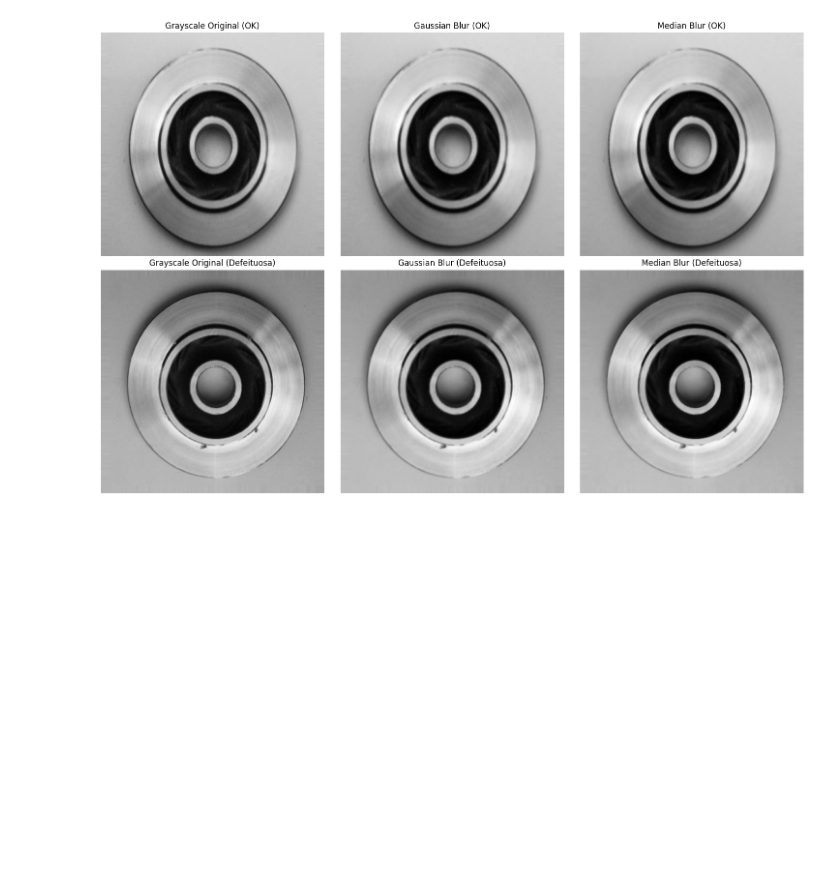
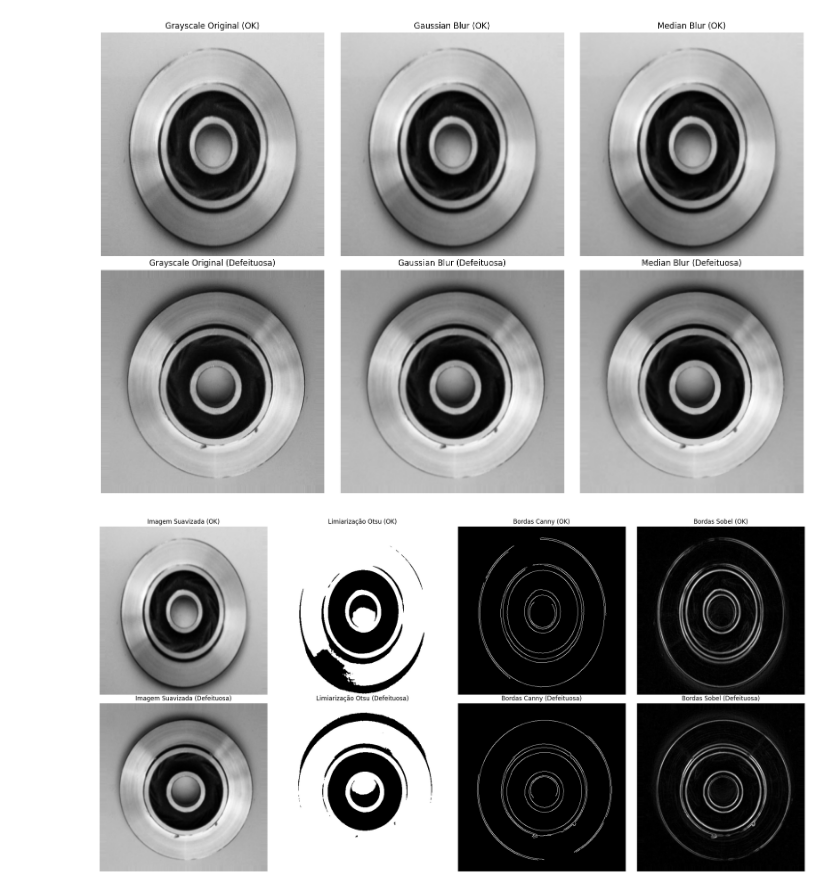
Before and after one commit to RSC-SC/ML-MiniProj-Mod2, a Jupyter notebook: ML_MiniProj_Mod2.ipynb, the cells around one changed output. Cells and saved outputs as stored; diff of their text form; code cells hidden in the pictures; blank space fills up the shorter version.

```diff
--- a/ML_MiniProj_Mod2.ipynb
+++ b/ML_MiniProj_Mod2.ipynb
@@ -203,3 +203,81 @@ plt.tight_layout()
 plt.show()
 # %% [output]
 [figure]
+# %%
+import cv2
+import matplotlib.pyplot as plt
+import numpy as np
+
+# 0. Requisito de Encadeamento: Utilizar imagens suavizadas da Issue #4
+# As variáveis geradas na etapa anterior foram nomeadas 'img_ok_gaussian' e 'img_def_gaussian'
+blur_ok = img_ok_gaussian
+blur_def = img_def_gaussian
+
+# 1. Limiarização de Otsu
+_, otsu_ok = cv2.threshold(blur_ok, 0, 255, cv2.THRESH_BINARY + cv2.THRESH_OTSU)
+_, otsu_def = cv2.threshold(blur_def, 0, 255, cv2.THRESH_BINARY + cv2.THRESH_OTSU)
+
+# 2. Algoritmo Canny (limiares 50 e 150)
+canny_ok = cv2.Canny(blur_ok, 50, 150)
+canny_def = cv2.Canny(blur_def, 50, 150)
+
+# 3. Operador Sobel (eixos X e Y)
+def apply_sobel(img):
+    # Sobel no eixo X
+    sobelx = cv2.Sobel(img, cv2.CV_64F, 1, 0, ksize=3)
+    # Sobel no eixo Y
+    sobely = cv2.Sobel(img, cv2.CV_64F, 0, 1, ksize=3)
+
+    # Converter de volta para uint8 (valores absolutos)
+    sobelx_abs = cv2.convertScaleAbs(sobelx)
+    sobely_abs = cv2.convertScaleAbs(sobely)
+
+    # Combinar as magnitudes com pesos iguais
+    sobel_combined = cv2.addWeighted(sobelx_abs, 0.5, sobely_abs, 0.5, 0)
+    return sobel_combined
+
+sobel_ok = apply_sobel(blur_ok)
+sobel_def = apply_sobel(blur_def)
+
+# 4. Montar e exibir um painel comparativo 2x4
+fig, axes = plt.subplots(2, 4, figsize=(20, 10))
+
+# --- Linha 1: Amostra OK ---
+axes[0, 0].imshow(blur_ok, cmap='gray')
+axes[0, 0].set_title('Imagem Suavizada (OK)')
+axes[0, 0].axis('off')
+
+axes[0, 1].imshow(otsu_ok, cmap='gray')
+axes[0, 1].set_title('Limiarização Otsu (OK)')
+axes[0, 1].axis('off')
+
+axes[0, 2].imshow(canny_ok, cmap='gray')
+axes[0, 2].set_title('Bordas Canny (OK)')
+axes[0, 2].axis('off')
+
+axes[0, 3].imshow(sobel_ok, cmap='gray')
+axes[0, 3].set_title('Bordas Sobel (OK)')
+axes[0, 3].axis('off')
+
+# --- Linha 2: Amostra Defeituosa ---
+axes[1, 0].imshow(blur_def, cmap='gray')
+axes[1, 0].set_title('Imagem Suavizada (Defeituosa)')
+axes[1, 0].axis('off')
+
+axes[1, 1].imshow(otsu_def, cmap='gray')
+axes[1, 1].set_title('Limiarização Otsu (Defeituosa)')
+axes[1, 1].axis('off')
+
+axes[1, 2].imshow(canny_def, cmap='gray')
+axes[1, 2].set_title('Bordas Canny (Defeituosa)')
+axes[1, 2].axis('off')
+
+axes[1, 3].imshow(sobel_def, cmap='gray')
+axes[1, 3].set_title('Bordas Sobel (Defeituosa)')
+axes[1, 3].axis('off')
+
+# Ajustar o layout e exibir (5. Títulos claros e eixos removidos)
+plt.tight_layout()
+plt.show()
+# %% [output]
+[figure, added]
```
Also changed, not shown: parts of 1 cell of this notebook.
